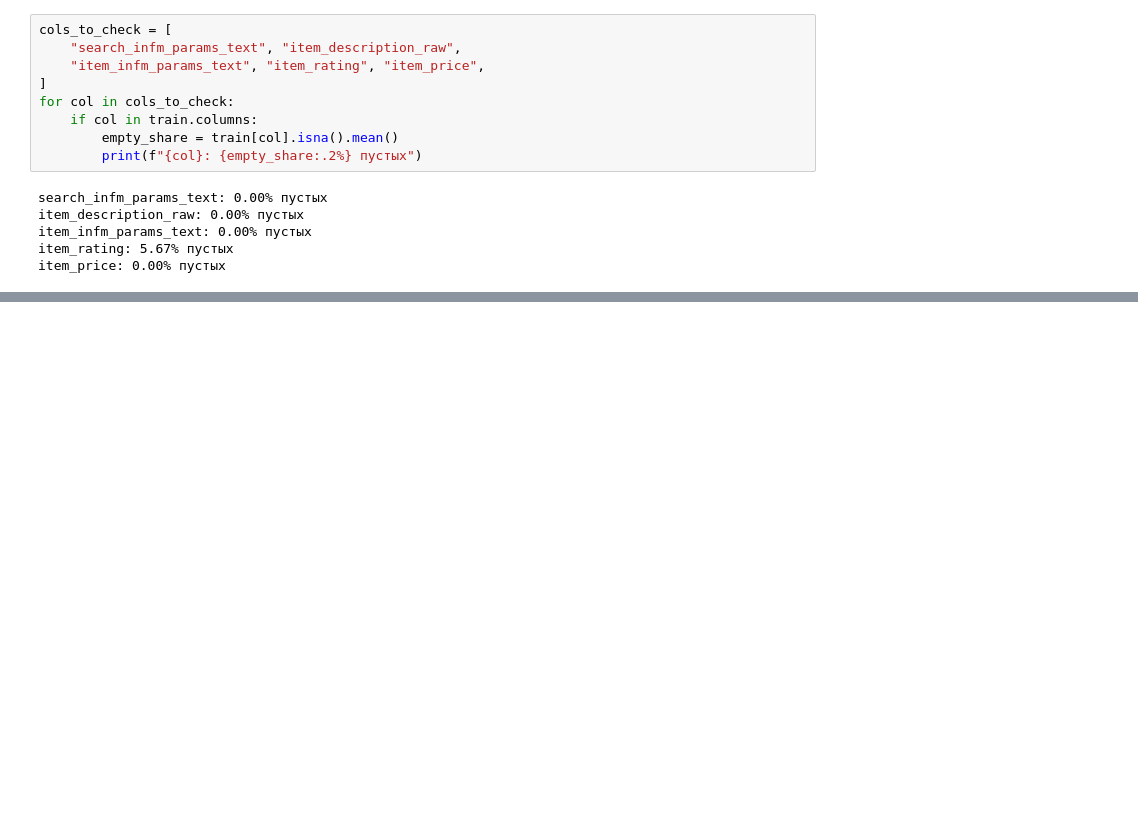
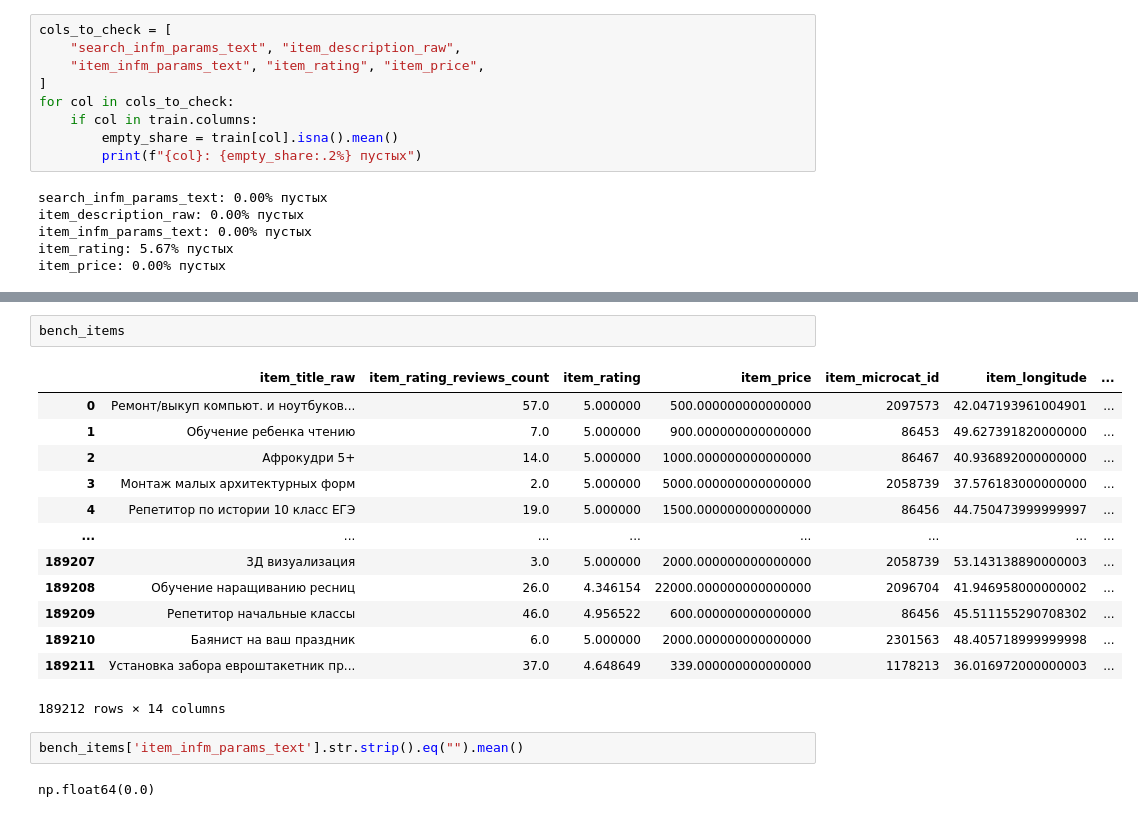
Before and after one commit to sdwqwt2/Basic-Search-Engine, a Jupyter notebook: notebooks/EDA.ipynb, the cells around one changed output, grey strips where cells are left out. Saved outputs shown, nothing was run; the diff lists cells and outputs as text; blank space fills up the shorter version.

```diff
--- a/notebooks/EDA.ipynb
+++ b/notebooks/EDA.ipynb
@@ -184,0 +125,20 @@ bench_queries[bench_queries["search_category"] == 114]
+# %%
+bench_items
+# %% [output]
+|  | item_title_raw | item_rating_reviews_count | item_rating | item_price | item_microcat_id | item_longitude | ... |
+| 0 | Ремонт/выкуп компьют. и ноутбуков... | 57.0 | 5.000000 | 500.000000000000000 | 2097573 | 42.047193961004901 | ... |
+| 1 | Обучение ребенка чтению | 7.0 | 5.000000 | 900.000000000000000 | 86453 | 49.627391820000000 | ... |
+| 2 | Афрокудри 5+ | 14.0 | 5.000000 | 1000.000000000000000 | 86467 | 40.936892000000000 | ... |
+| 3 | Монтаж малых архитектурных форм | 2.0 | 5.000000 | 5000.000000000000000 | 2058739 | 37.576183000000000 | ... |
+| 4 | Репетитор по истории 10 класс ЕГЭ | 19.0 | 5.000000 | 1500.000000000000000 | 86456 | 44.750473999999997 | ... |
+| ... | ... | ... | ... | ... | ... | ... | ... |
+| 189207 | 3Д визуализация | 3.0 | 5.000000 | 2000.000000000000000 | 2058739 | 53.143138890000003 | ... |
+| 189208 | Обучение наращиванию ресниц | 26.0 | 4.346154 | 22000.000000000000000 | 2096704 | 41.946958000000002 | ... |
+| 189209 | Репетитор начальные классы | 46.0 | 4.956522 | 600.000000000000000 | 86456 | 45.511155290708302 | ... |
+| 189210 | Баянист на ваш праздник | 6.0 | 5.000000 | 2000.000000000000000 | 2301563 | 48.405718999999998 | ... |
+| 189211 | Установка забора евроштакетник пр... | 37.0 | 4.648649 | 339.000000000000000 | 1178213 | 36.016972000000003 | ... |
+189212 rows × 14 columns
+# %%
+bench_items['item_infm_params_text'].str.strip().eq("").mean()
+# %% [output]
+np.float64(0.0)
```
Also changed, not shown: parts of 7 cells of this notebook, 7 other files.
